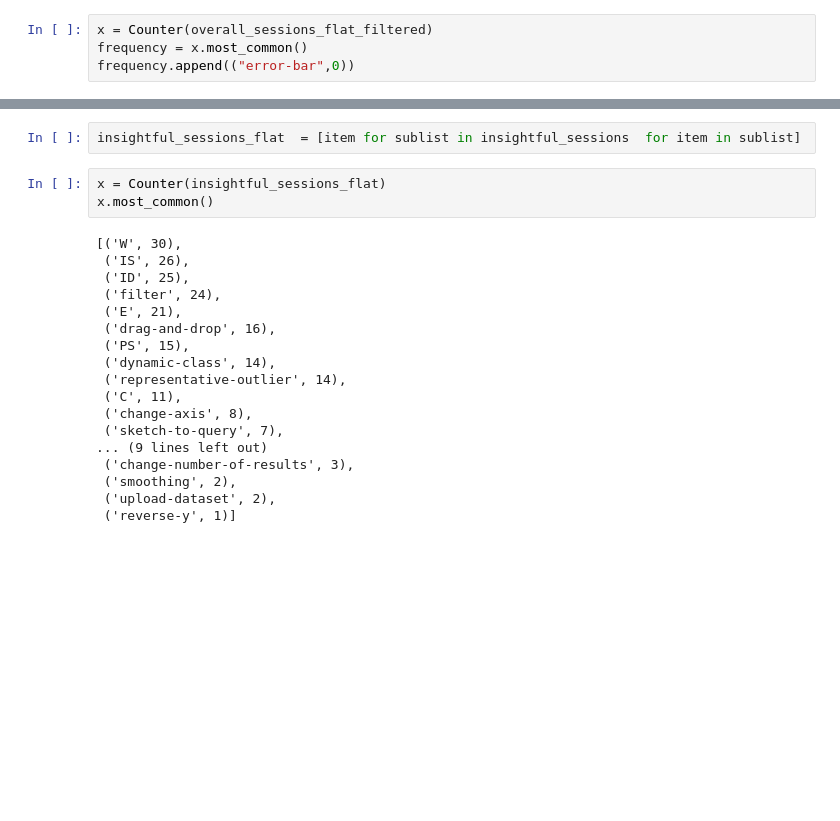
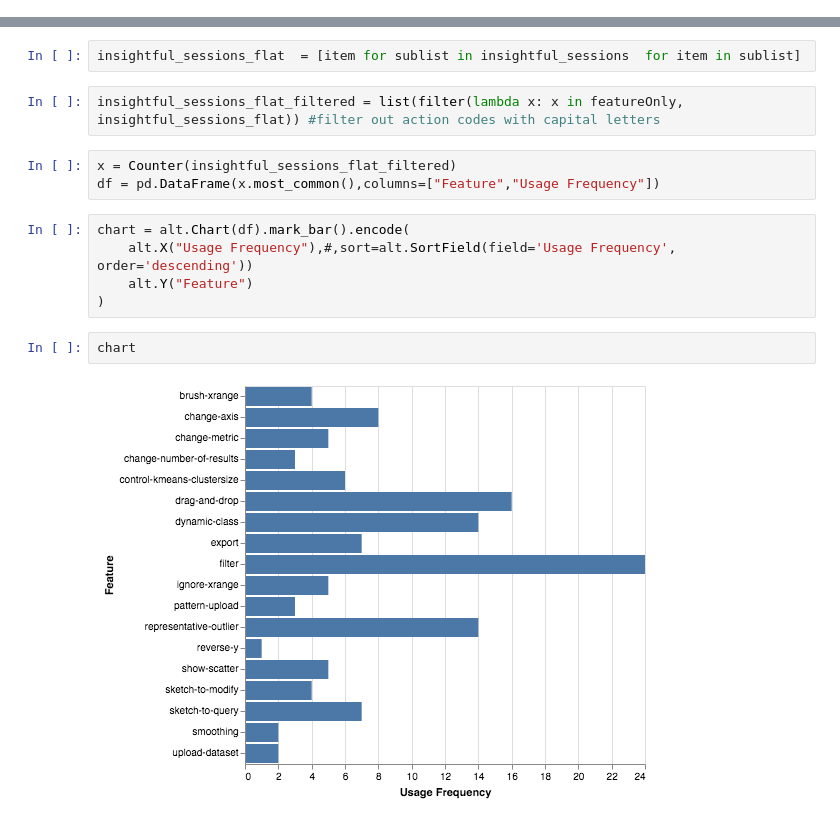
Before and after one commit to dorisjlee/ZV-paper, a Jupyter notebook: analysis/EventSeriesAnalysis.ipynb, the cells around one changed output, grey strips where cells are left out. Cells and saved outputs as stored; diff of their text form; blank space fills up the shorter version.

```diff
--- a/analysis/EventSeriesAnalysis.ipynb
+++ b/analysis/EventSeriesAnalysis.ipynb
@@ -295,4 +297,0 @@ overall_sessions_flat_filtered  =list(filter(lambda x: x in featureOnly, overall
-# %%
-x = Counter(overall_sessions_flat_filtered)
-frequency = x.most_common()
-frequency.append(("error-bar",0))
@@ -313,24 +303,17 @@ Number of sessions with at least one insight: 30
 insightful_sessions = list(filter(lambda x: ('IS' in x) or ('ID' in x),sessions))
 # %%
 insightful_sessions_flat  = [item for sublist in insightful_sessions  for item in sublist]
+# %%
+insightful_sessions_flat_filtered = list(filter(lambda x: x in featureOnly, insightful_sessions_flat)) #filter out action codes with capital letters
 # %%
-x = Counter(insightful_sessions_flat)
-x.most_common()
+x = Counter(insightful_sessions_flat_filtered)
+df = pd.DataFrame(x.most_common(),columns=["Feature","Usage Frequency"])
-# %% [output]
-[('W', 30),
- ('IS', 26),
- ('ID', 25),
- ('filter', 24),
- ('E', 21),
- ('drag-and-drop', 16),
- ('PS', 15),
- ('dynamic-class', 14),
- ('representative-outlier', 14),
- ('C', 11),
- ('change-axis', 8),
- ('sketch-to-query', 7),
-... (9 lines left out)
- ('change-number-of-results', 3),
- ('smoothing', 2),
- ('upload-dataset', 2),
- ('reverse-y', 1)]
+# %%
+chart = alt.Chart(df).mark_bar().encode(
+    alt.X("Usage Frequency"),#,sort=alt.SortField(field='Usage Frequency', order='descending'))
+    alt.Y("Feature")
+)
+# %%
+chart
+# %% [output]
+[figure, added]
```
Also changed, not shown: parts of 11 cells of this notebook.
